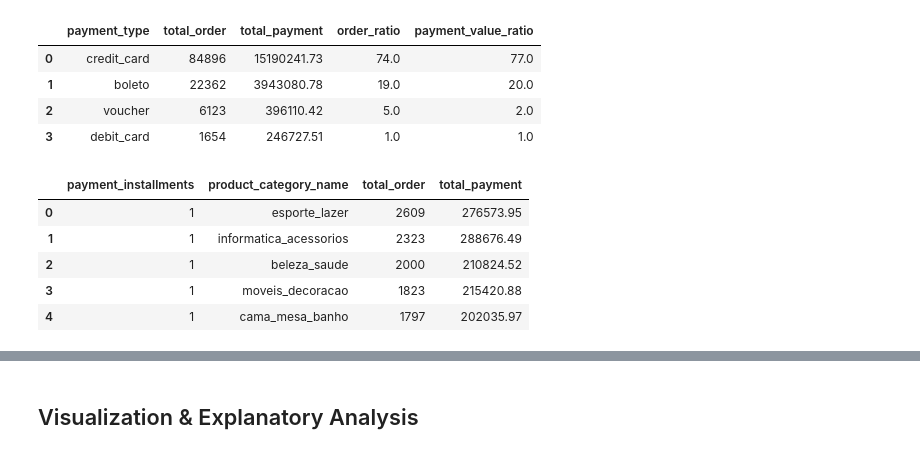
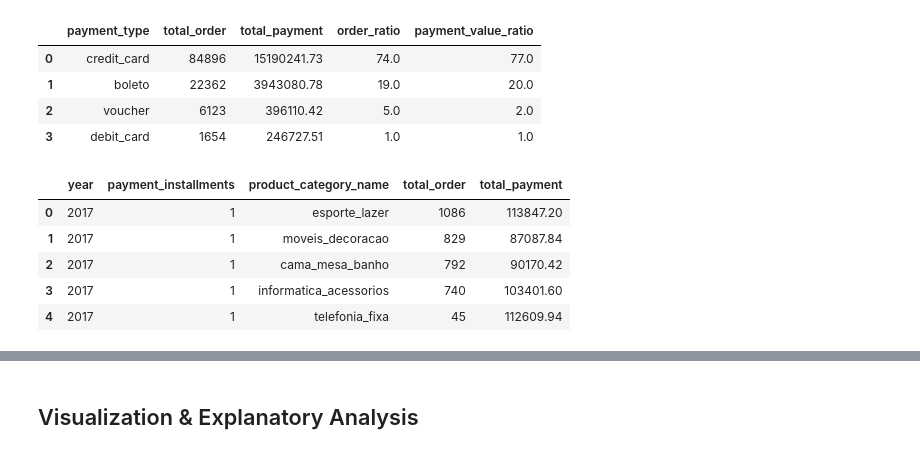
Before and after one commit to RedimRedim/Dicoding_Submission_DataAnalyst, a Jupyter notebook: Proyek_Analisis_Data_duckdb.ipynb, the cells around one changed output, grey strips where cells are left out. Drawn from its saved outputs; the diff is of its cells as text; code cells hidden in the pictures.

```diff
--- a/Proyek_Analisis_Data_duckdb.ipynb
+++ b/Proyek_Analisis_Data_duckdb.ipynb
@@ -88,39 +88,45 @@ payment_type_result
 | 2 | voucher | 6123 | 396110.42 | 5.0 | 2.0 |
 | 3 | debit_card | 1654 | 246727.51 | 1.0 | 1.0 |
 # %%
-payment_result_most_installments = conn.execute('''
+year = 2017
+payment_result_most_installments = conn.execute(f'''
              -- finding most using payment_installments
              With most_payment_installments as (
              SELECT payment_installments, sum(payment_value) as total_payment
              FROM './datasets/olist_order_payments_dataset.csv'
              WHERE  payment_type  like '%credit_card%'
              group by payment_installments
              order by total_payment desc limit 1),
 
              -- getting product based in  most_payment_installments to find product_category_name
              order_output as (
                SELECT * FROM './datasets/olist_order_payments_dataset.csv' as payment_installments_dataset
                WHERE  payment_type  like '%credit_card%' and payment_installments = (select payment_installments from most_payment_installments)
              ),
 
              -- getting product name based on order_id
              product_category_output as (
-               select payment_installments, product_df.product_category_name, count(order_output.order_id) as total_order, sum(payment_value) as total_payment from order_output
+               select
+               extract(year from order_approved_at) as year,
+               payment_installments,
+               product_df.product_category_name,
+               count(order_output.order_id) as total_order,
+               sum(payment_value) as total_payment from order_output
                INNER JOIN product_df ON order_output.order_id = product_df.order_id
-              WHERE order_status like '%delivered%'
-               group by payment_installments , product_df.product_category_name
+              WHERE order_status like '%delivered%' and extract(year from order_approved_at) = '{year}'
+               group by year, payment_installments , product_df.product_category_name
                order by total_payment desc limit 5
              )
 
              select * from product_category_output
              order by total_order desc
              ''').fetchdf()
 
 payment_result_most_installments
 # %% [output]
-|  | payment_installments | product_category_name | total_order | total_payment |
-| 0 | 1 | esporte_lazer | 2609 | 276573.95 |
-| 1 | 1 | informatica_acessorios | 2323 | 288676.49 |
-| 2 | 1 | beleza_saude | 2000 | 210824.52 |
-| 3 | 1 | moveis_decoracao | 1823 | 215420.88 |
-| 4 | 1 | cama_mesa_banho | 1797 | 202035.97 |
+|  | year | payment_installments | product_category_name | total_order | total_payment |
+| 0 | 2017 | 1 | esporte_lazer | 1086 | 113847.20 |
+| 1 | 2017 | 1 | moveis_decoracao | 829 | 87087.84 |
+| 2 | 2017 | 1 | cama_mesa_banho | 792 | 90170.42 |
+| 3 | 2017 | 1 | informatica_acessorios | 740 | 103401.60 |
+| 4 | 2017 | 1 | telefonia_fixa | 45 | 112609.94 |
```
Also changed, not shown: parts of 5 cells of this notebook, 11 other files.
